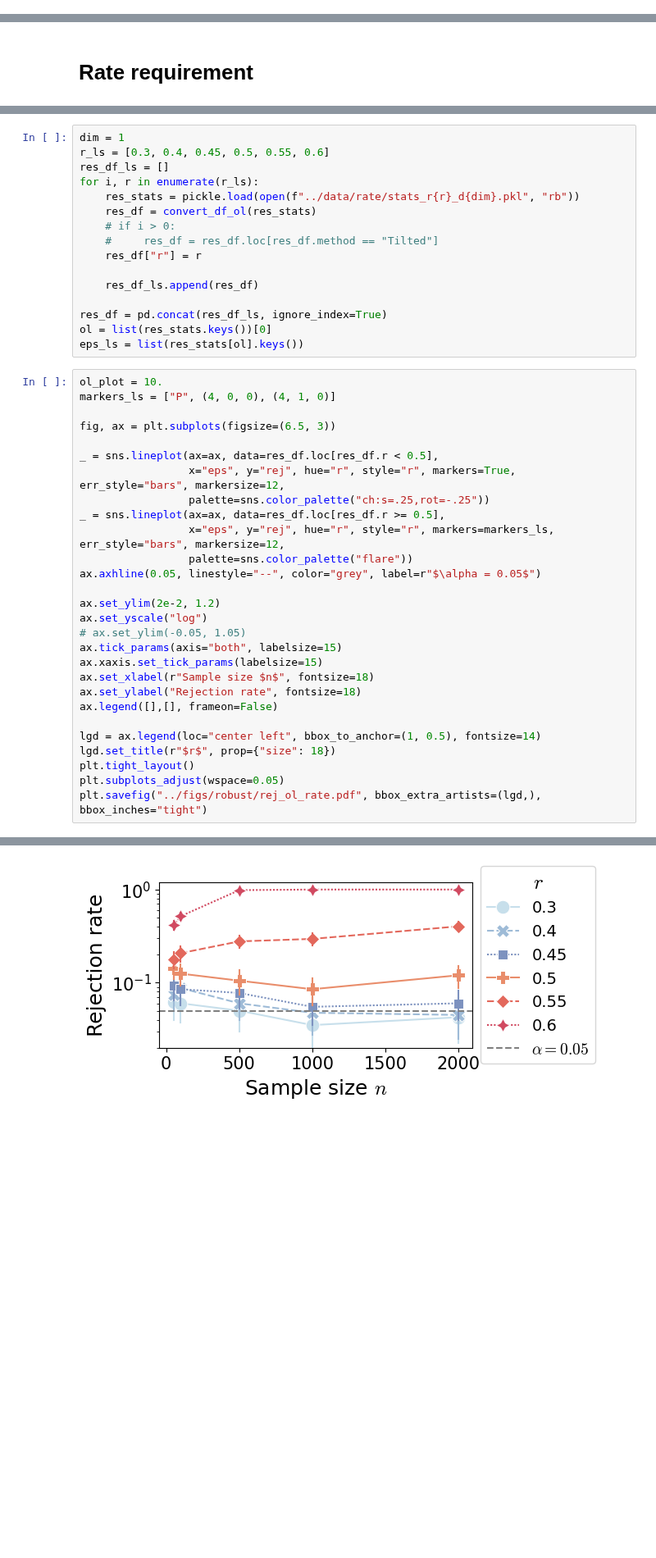
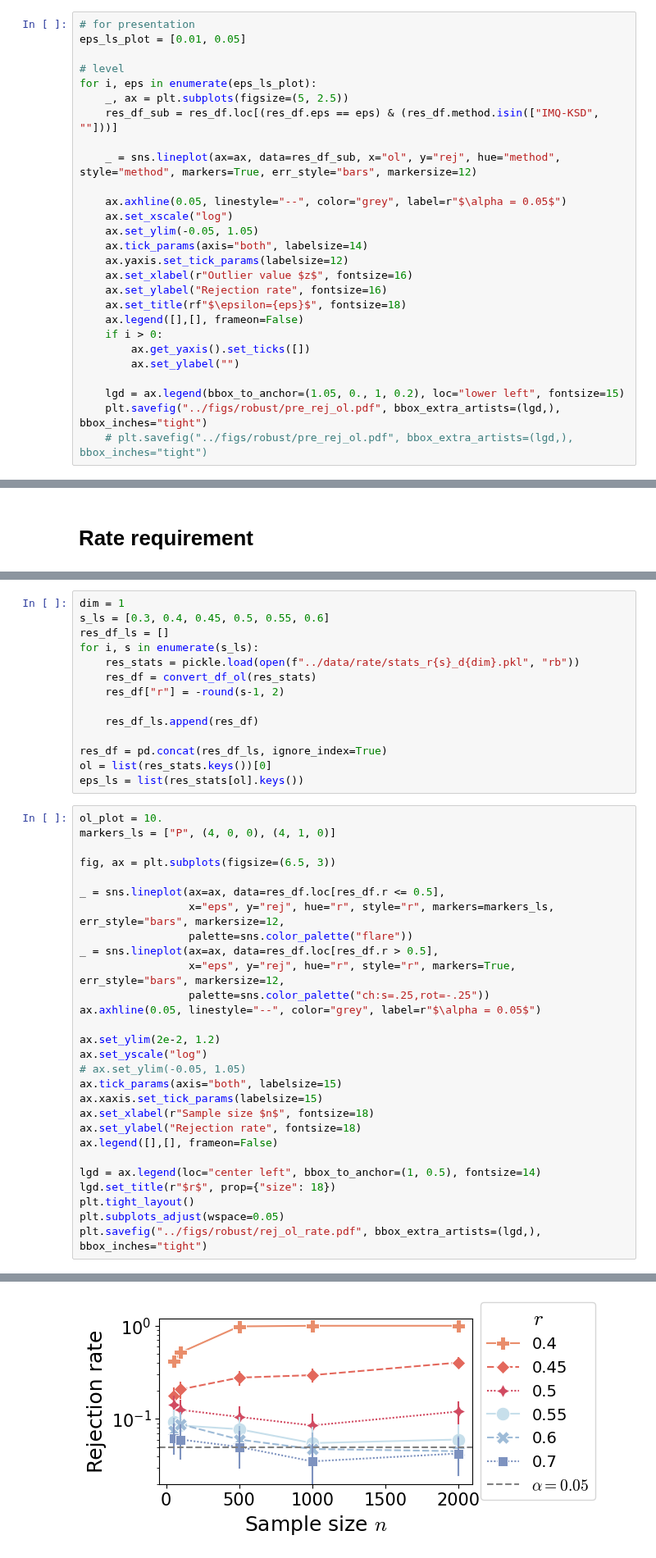
Before and after one commit to XingLLiu/robust-kernel-test, a Jupyter notebook: notebooks/gaussian.ipynb, the cells around one changed output, grey strips where cells are left out. Shown at 82% size. Drawn from its saved outputs; the diff is of its cells as text; blank space fills up the shorter version.

```diff
--- a/notebooks/gaussian.ipynb
+++ b/notebooks/gaussian.ipynb
@@ -133,0 +205,27 @@ plt.savefig("../figs/robust/rej_ol.pdf", bbox_extra_artists=(lgd,), bbox_inches=
+# %%
+# for presentation
+eps_ls_plot = [0.01, 0.05]
+
+# level
+for i, eps in enumerate(eps_ls_plot):
+    _, ax = plt.subplots(figsize=(5, 2.5))
+    res_df_sub = res_df.loc[(res_df.eps == eps) & (res_df.method.isin(["IMQ-KSD", ""]))]
+
+    _ = sns.lineplot(ax=ax, data=res_df_sub, x="ol", y="rej", hue="method", style="method", markers=True, err_style="bars", markersize=12)
+
+    ax.axhline(0.05, linestyle="--", color="grey", label=r"$\alpha = 0.05$")
+    ax.set_xscale("log")
+    ax.set_ylim(-0.05, 1.05)
+    ax.tick_params(axis="both", labelsize=14)
+    ax.yaxis.set_tick_params(labelsize=12)
+    ax.set_xlabel(r"Outlier value $z$", fontsize=16)
+    ax.set_ylabel("Rejection rate", fontsize=16)
+    ax.set_title(rf"$\epsilon={eps}$", fontsize=18)
+    ax.legend([],[], frameon=False)
+    if i > 0:
+        ax.get_yaxis().set_ticks([])
+        ax.set_ylabel("")
+
+    lgd = ax.legend(bbox_to_anchor=(1.05, 0., 1, 0.2), loc="lower left", fontsize=15)
+    plt.savefig("../figs/robust/pre_rej_ol.pdf", bbox_extra_artists=(lgd,), bbox_inches="tight")
+    # plt.savefig("../figs/robust/pre_rej_ol.pdf", bbox_extra_artists=(lgd,), bbox_inches="tight")
@@ -445,13 +574,11 @@ The history saving thread hit an unexpected error (OperationalError('attempt to
 # %%
 dim = 1
-r_ls = [0.3, 0.4, 0.45, 0.5, 0.55, 0.6]
+s_ls = [0.3, 0.4, 0.45, 0.5, 0.55, 0.6]
 res_df_ls = []
-for i, r in enumerate(r_ls):
-    res_stats = pickle.load(open(f"../data/rate/stats_r{r}_d{dim}.pkl", "rb"))
+for i, s in enumerate(s_ls):
+    res_stats = pickle.load(open(f"../data/rate/stats_r{s}_d{dim}.pkl", "rb"))
     res_df = convert_df_ol(res_stats)
-    # if i > 0:
-    #     res_df = res_df.loc[res_df.method == "Tilted"]
-    res_df["r"] = r
+    res_df["r"] = -round(s-1, 2)
 
     res_df_ls.append(res_df)
 
@@ -464,12 +591,12 @@ markers_ls = ["P", (4, 0, 0), (4, 1, 0)]
 
 fig, ax = plt.subplots(figsize=(6.5, 3))
 
-_ = sns.lineplot(ax=ax, data=res_df.loc[res_df.r < 0.5],
+_ = sns.lineplot(ax=ax, data=res_df.loc[res_df.r <= 0.5],
+                 x="eps", y="rej", hue="r", style="r", markers=markers_ls, err_style="bars", markersize=12,
+                 palette=sns.color_palette("flare"))
+_ = sns.lineplot(ax=ax, data=res_df.loc[res_df.r > 0.5],
                  x="eps", y="rej", hue="r", style="r", markers=True, err_style="bars", markersize=12,
                  palette=sns.color_palette("ch:s=.25,rot=-.25"))
-_ = sns.lineplot(ax=ax, data=res_df.loc[res_df.r >= 0.5],
-                 x="eps", y="rej", hue="r", style="r", markers=markers_ls, err_style="bars", markersize=12,
-                 palette=sns.color_palette("flare"))
 ax.axhline(0.05, linestyle="--", color="grey", label=r"$\alpha = 0.05$")
 
 ax.set_ylim(2e-2, 1.2)
@@ -490,4 +618,4 @@ plt.savefig("../figs/robust/rej_ol_rate.pdf", bbox_extra_artists=(lgd,), bbox_in
-[figure, old version]
+[figure, new version]
 # %% [markdown]
 # Front page figure
 # %%
```
Also changed, not shown: parts of 14 cells of this notebook, 5 other files.
